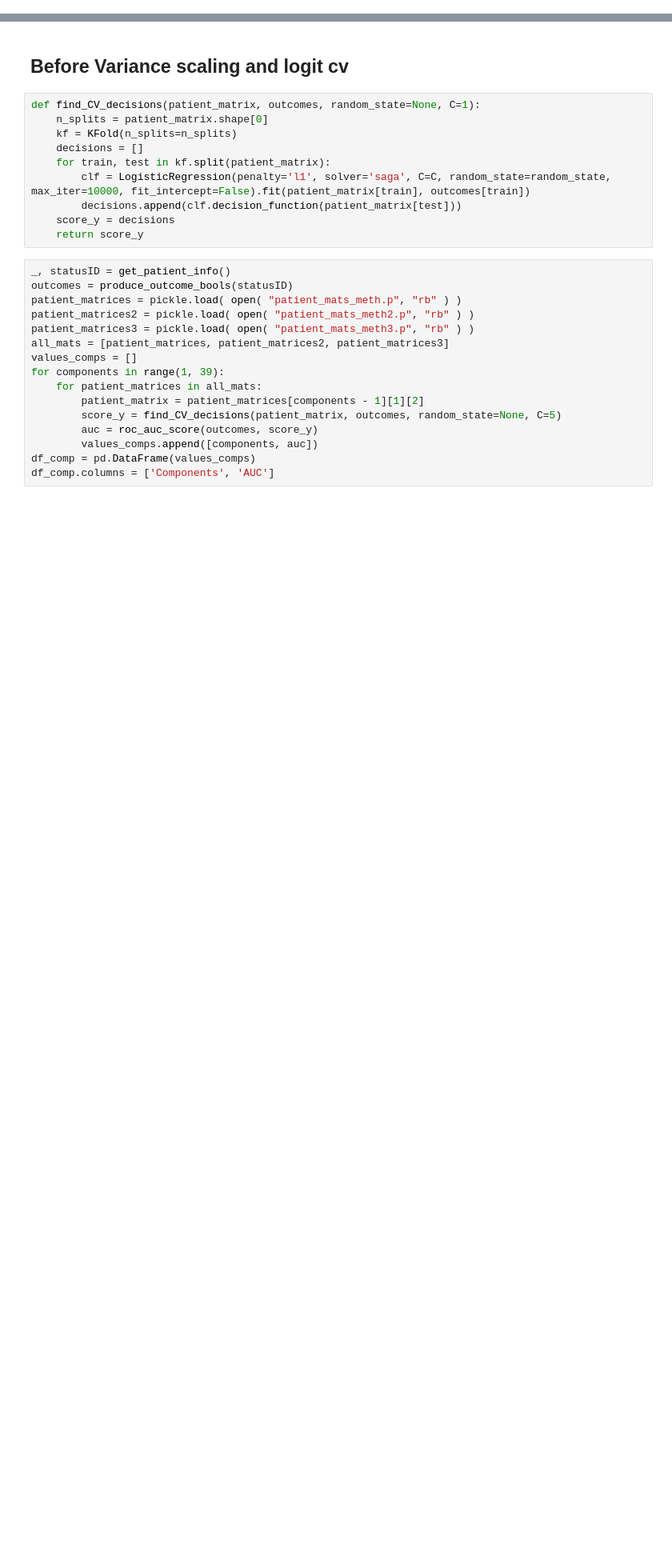
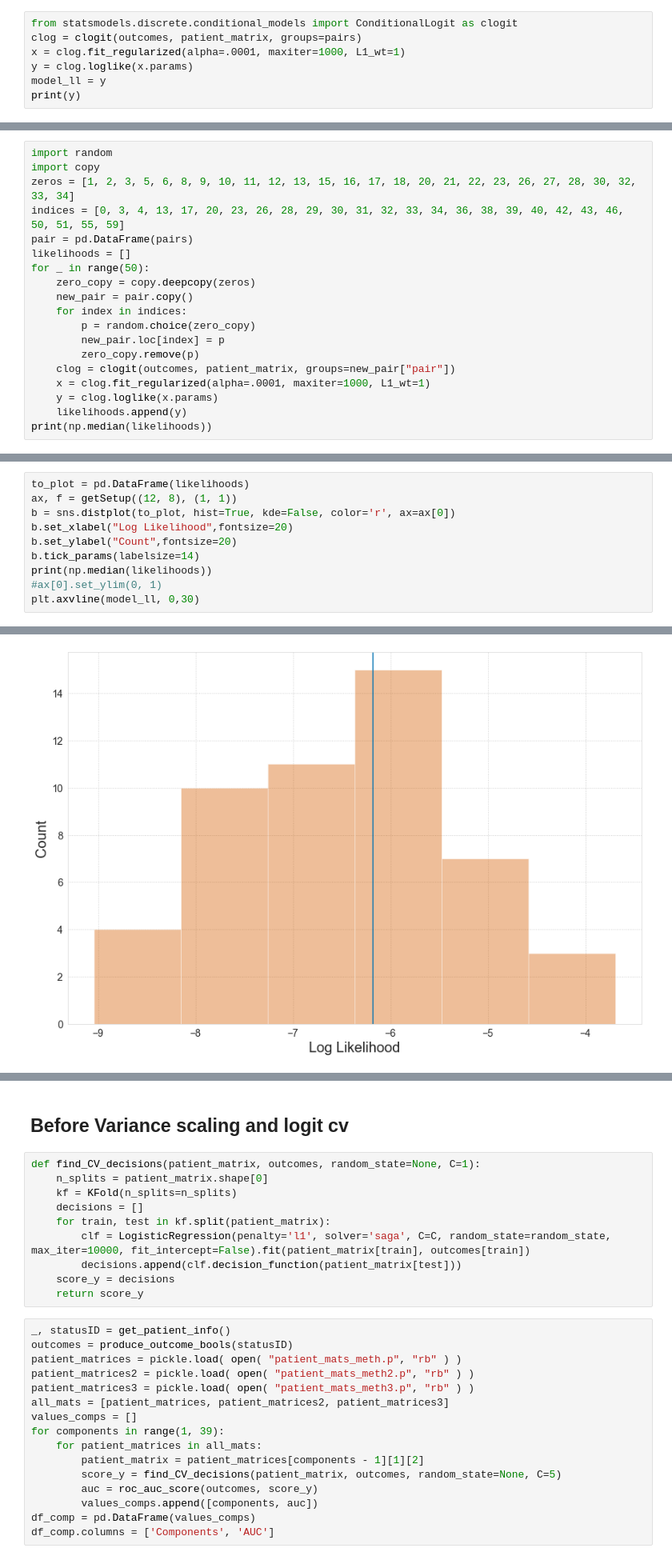
Before and after one commit to meyer-lab/tfac-ccle, a Jupyter notebook: Untitled.ipynb, the cells around one changed output, grey strips where cells are left out. Shown at 80% size. Cells and saved outputs as stored; diff of their text form; blank space fills up the shorter version.

```diff
--- a/Untitled.ipynb
+++ b/Untitled.ipynb
@@ -0,0 +165,7 @@
+# %%
+from statsmodels.discrete.conditional_models import ConditionalLogit as clogit
+clog = clogit(outcomes, patient_matrix, groups=pairs)
+x = clog.fit_regularized(alpha=.0001, maxiter=1000, L1_wt=1)
+y = clog.loglike(x.params)
+model_ll = y
+print(y)
@@ -0,0 +174,19 @@
+# %%
+import random
+import copy
+zeros = [1, 2, 3, 5, 6, 8, 9, 10, 11, 12, 13, 15, 16, 17, 18, 20, 21, 22, 23, 26, 27, 28, 30, 32, 33, 34]
+indices = [0, 3, 4, 13, 17, 20, 23, 26, 28, 29, 30, 31, 32, 33, 34, 36, 38, 39, 40, 42, 43, 46, 50, 51, 55, 59]
+pair = pd.DataFrame(pairs)
+likelihoods = []
+for _ in range(50):
+    zero_copy = copy.deepcopy(zeros)
+    new_pair = pair.copy()
+    for index in indices:
+        p = random.choice(zero_copy)
+        new_pair.loc[index] = p
+        zero_copy.remove(p)
+    clog = clogit(outcomes, patient_matrix, groups=new_pair["pair"])
+    x = clog.fit_regularized(alpha=.0001, maxiter=1000, L1_wt=1)
+    y = clog.loglike(x.params)
+    likelihoods.append(y)
+print(np.median(likelihoods))
@@ -0,0 +195,11 @@
+# %%
+to_plot = pd.DataFrame(likelihoods)
+ax, f = getSetup((12, 8), (1, 1))
+b = sns.distplot(to_plot, hist=True, kde=False, color='r', ax=ax[0])
+b.set_xlabel("Log Likelihood",fontsize=20)
+b.set_ylabel("Count",fontsize=20)
+b.tick_params(labelsize=14)
+print(np.median(likelihoods))
+#ax[0].set_ylim(0, 1)
+plt.axvline(model_ll, 0,30)
+# %% [output]
@@ -0,0 +208 @@
+[figure, added]
```
Also changed, not shown: parts of 59 cells of this notebook, 1 other file.
